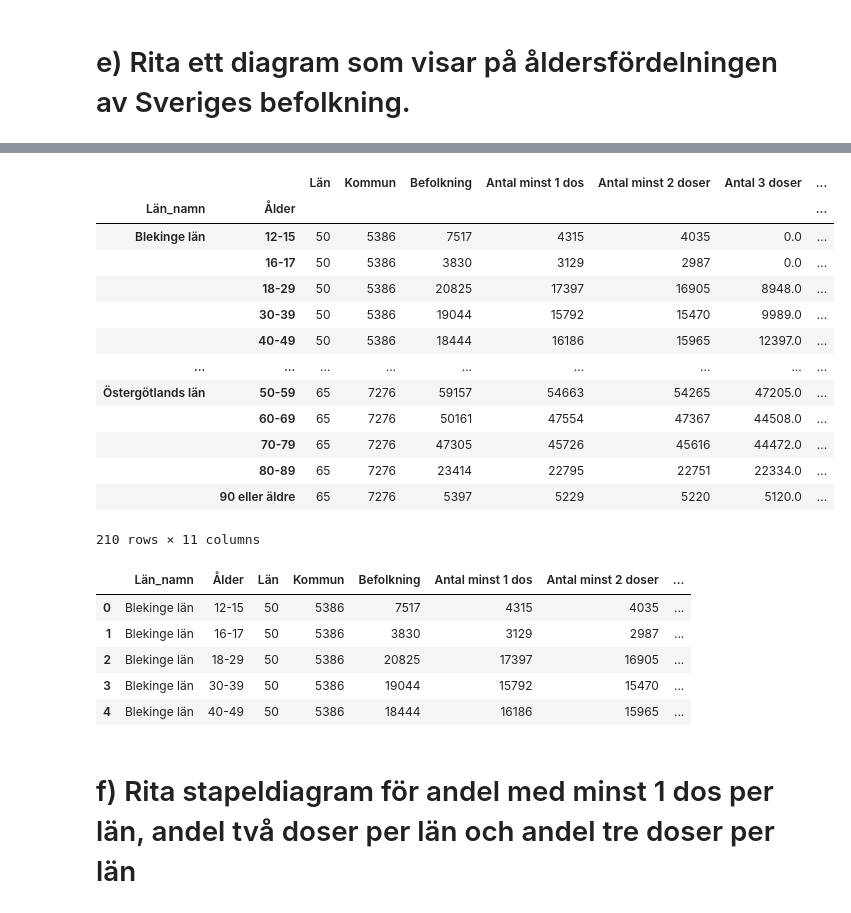
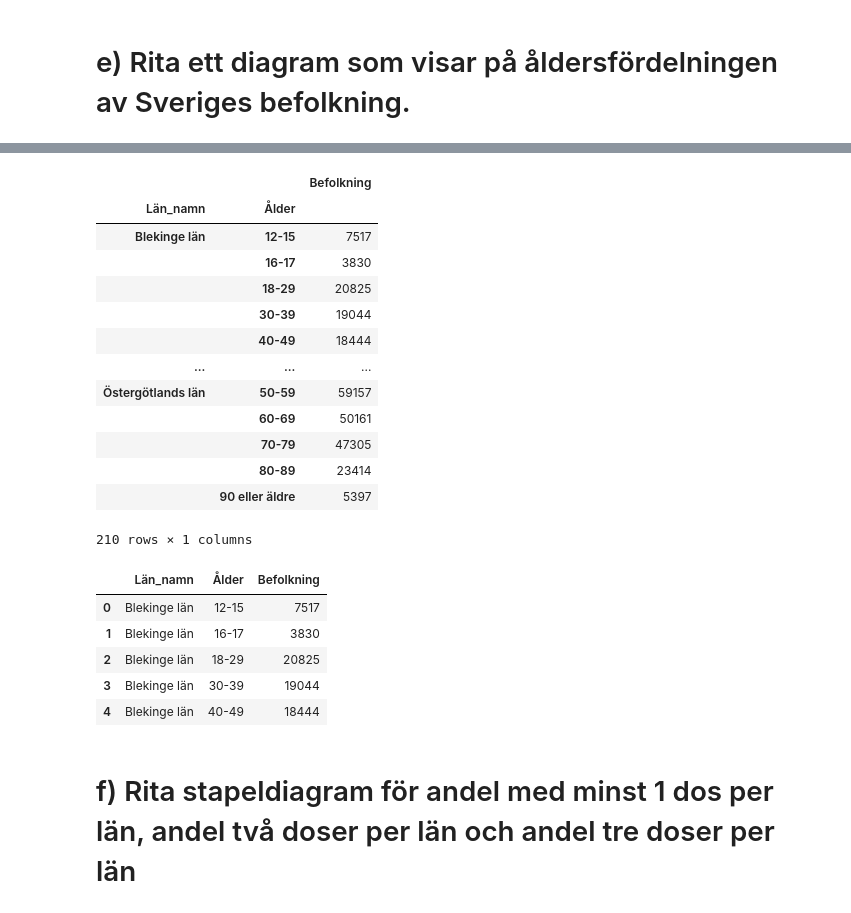
Before and after one commit to VineelaNedunuri/Databehandling-Vineela-Nedunuri, a Jupyter notebook: Labb/Uppgift2_vaccine.ipynb, the cells around one changed output, grey strips where cells are left out. Cells and saved outputs as stored; diff of their text form; code cells hidden in the pictures.

```diff
--- a/Labb/Uppgift2_vaccine.ipynb
+++ b/Labb/Uppgift2_vaccine.ipynb
@@ -188,30 +173,30 @@ df_vaccine
 # %%
-df_vaccine.groupby(["Län_namn", "Ålder"]).sum(numeric_only= True) # data is separeted by land name and ages
+df_vaccine.groupby(["Län_namn", "Ålder"])[["Befolkning"]].sum(numeric_only= True) # data is separeted by land name and ages
 # %% [output]
-|  |  | Län | Kommun | Befolkning | Antal minst 1 dos | Antal minst 2 doser | Antal 3 doser | ... |
-| Län_namn | Ålder |  |  |  |  |  |  | ... |
-| Blekinge län | 12-15 | 50 | 5386 | 7517 | 4315 | 4035 | 0.0 | ... |
-|  | 16-17 | 50 | 5386 | 3830 | 3129 | 2987 | 0.0 | ... |
-|  | 18-29 | 50 | 5386 | 20825 | 17397 | 16905 | 8948.0 | ... |
-|  | 30-39 | 50 | 5386 | 19044 | 15792 | 15470 | 9989.0 | ... |
-|  | 40-49 | 50 | 5386 | 18444 | 16186 | 15965 | 12397.0 | ... |
-| ... | ... | ... | ... | ... | ... | ... | ... | ... |
-| Östergötlands län | 50-59 | 65 | 7276 | 59157 | 54663 | 54265 | 47205.0 | ... |
-|  | 60-69 | 65 | 7276 | 50161 | 47554 | 47367 | 44508.0 | ... |
-|  | 70-79 | 65 | 7276 | 47305 | 45726 | 45616 | 44472.0 | ... |
-|  | 80-89 | 65 | 7276 | 23414 | 22795 | 22751 | 22334.0 | ... |
-|  | 90 eller äldre | 65 | 7276 | 5397 | 5229 | 5220 | 5120.0 | ... |
+|  |  | Befolkning |
+| Län_namn | Ålder |  |
+| Blekinge län | 12-15 | 7517 |
+|  | 16-17 | 3830 |
+|  | 18-29 | 20825 |
+|  | 30-39 | 19044 |
+|  | 40-49 | 18444 |
+| ... | ... | ... |
+| Östergötlands län | 50-59 | 59157 |
+|  | 60-69 | 50161 |
+|  | 70-79 | 47305 |
+|  | 80-89 | 23414 |
+|  | 90 eller äldre | 5397 |
-210 rows × 11 columns
+210 rows × 1 columns
 # %%
-df_diagram= df_vaccine.groupby(["Län_namn", "Ålder"]).sum(numeric_only= True).reset_index()
+df_diagram= df_vaccine.groupby(["Län_namn", "Ålder"])[["Befolkning"]].sum(numeric_only= True).reset_index()
 df_diagram.head()
 # %% [output]
-|  | Län_namn | Ålder | Län | Kommun | Befolkning | Antal minst 1 dos | Antal minst 2 doser | ... |
-| 0 | Blekinge län | 12-15 | 50 | 5386 | 7517 | 4315 | 4035 | ... |
-| 1 | Blekinge län | 16-17 | 50 | 5386 | 3830 | 3129 | 2987 | ... |
-| 2 | Blekinge län | 18-29 | 50 | 5386 | 20825 | 17397 | 16905 | ... |
-| 3 | Blekinge län | 30-39 | 50 | 5386 | 19044 | 15792 | 15470 | ... |
-| 4 | Blekinge län | 40-49 | 50 | 5386 | 18444 | 16186 | 15965 | ... |
+|  | Län_namn | Ålder | Befolkning |
+| 0 | Blekinge län | 12-15 | 7517 |
+| 1 | Blekinge län | 16-17 | 3830 |
+| 2 | Blekinge län | 18-29 | 20825 |
+| 3 | Blekinge län | 30-39 | 19044 |
+| 4 | Blekinge län | 40-49 | 18444 |
 # %%
 fig = px.bar(
     data_frame=df_diagram,
```
Also changed, not shown: parts of 15 cells of this notebook, 3 other files.
